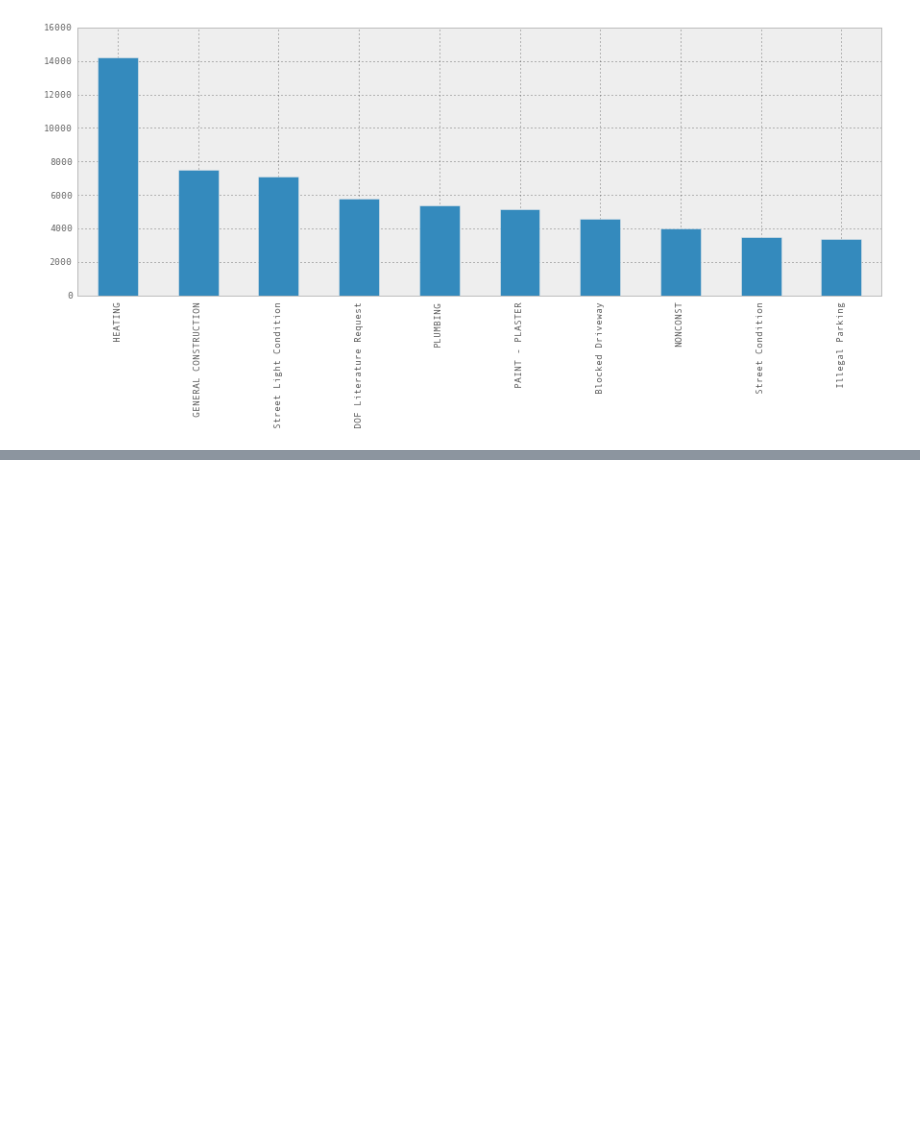
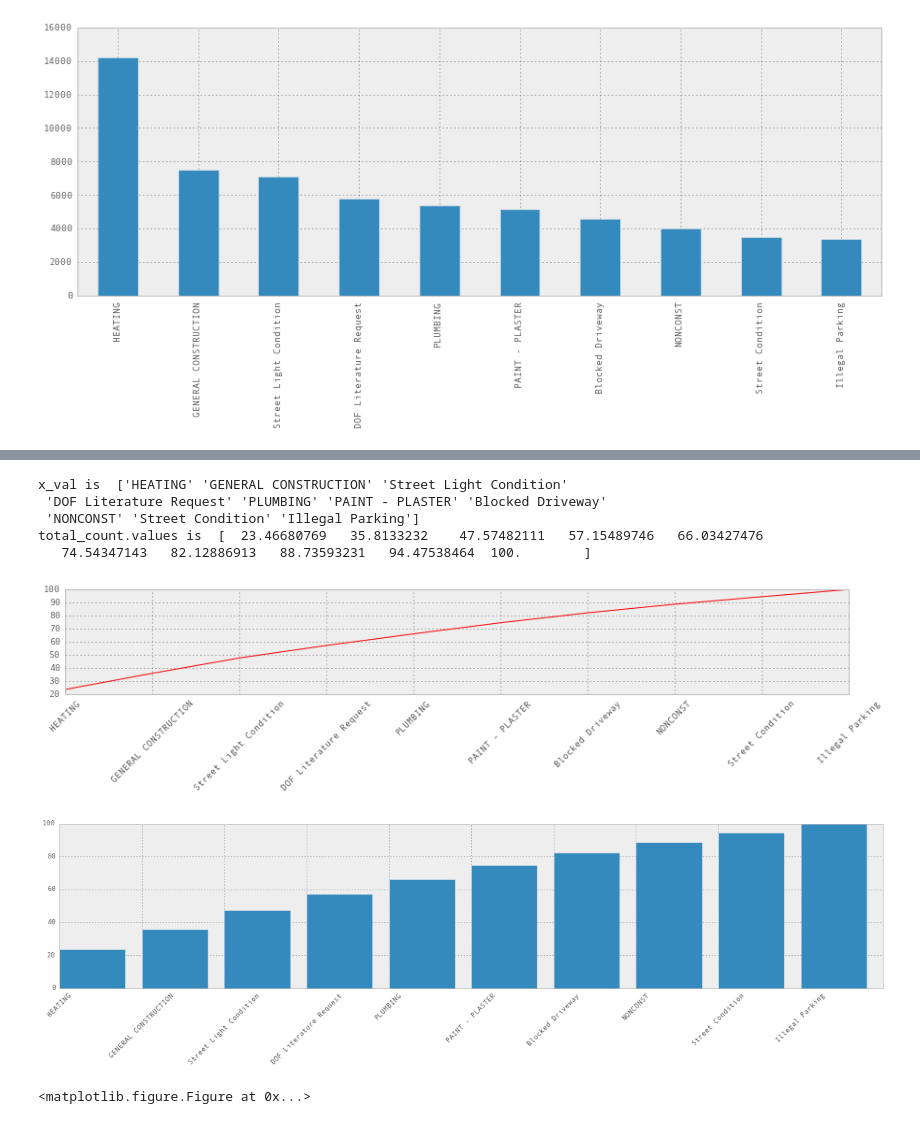
Before and after one commit to scko823/pandas-cookbook, a Jupyter notebook: cookbook/Chapter 2 - Selecting data & finding the most common complaint type.ipynb, the cells around one changed output, grey strips where cells are left out. Drawn from its saved outputs; the diff is of its cells as text; code cells hidden in the pictures; blank space fills up the shorter version.

Commit message:
added new matplotlib example

```diff
--- a/cookbook/Chapter 2 - Selecting data & finding the most common complaint type.ipynb
+++ b/cookbook/Chapter 2 - Selecting data & finding the most common complaint type.ipynb
@@ -239,3 +242,31 @@ AttributeError: 'module' object has no attribute 'rot'
+# %%
+import numpy as np
+x_val= np.array(total_count.index.values)
+# total_count.index.values return the values of the index, in a list
+print "x_val is ", x_val
+print "total_count.values is ", total_count.values
+fig1 = plt.subplot(211)
+plt.plot( np.arange(len(x_val)) , total_count.values , 'r-',  )
+# first pass in x values as 0,1...9, y values as the cum sum from total_count
+plt.xticks(range(len(x_val)),x_val, rotation=45)
+plt.figure(figsize=(20,10))
+#transform the x ticks. pass into two arrays, and it will match the 0,1,2... to the second array of the same location ie the index text itself
+
+fig2 = plt.subplot(212)
+plt.bar( np.arange(len(x_val)) , total_count.values  )
+# first pass in x values as 0,1...9, y values as the cum sum from total_count
+plt.xticks(range(len(x_val)),x_val,rotation=45)
+plt.figure(figsize=(20,10))
+plt.show()
+# %% [output]
+x_val is  ['HEATING' 'GENERAL CONSTRUCTION' 'Street Light Condition'
+ 'DOF Literature Request' 'PLUMBING' 'PAINT - PLASTER' 'Blocked Driveway'
+ 'NONCONST' 'Street Condition' 'Illegal Parking']
+total_count.values is  [  23.46680769   35.8133232    47.57482111   57.15489746   66.03427476
+   74.54347143   82.12886913   88.73593231   94.47538464  100.        ]
+[figure, added]
+[figure, added]
+<matplotlib.figure.Figure at 0x...>
 # %% [markdown]
 <style>
     @font-face {
```
Also changed, not shown: parts of 1 cell of this notebook.
